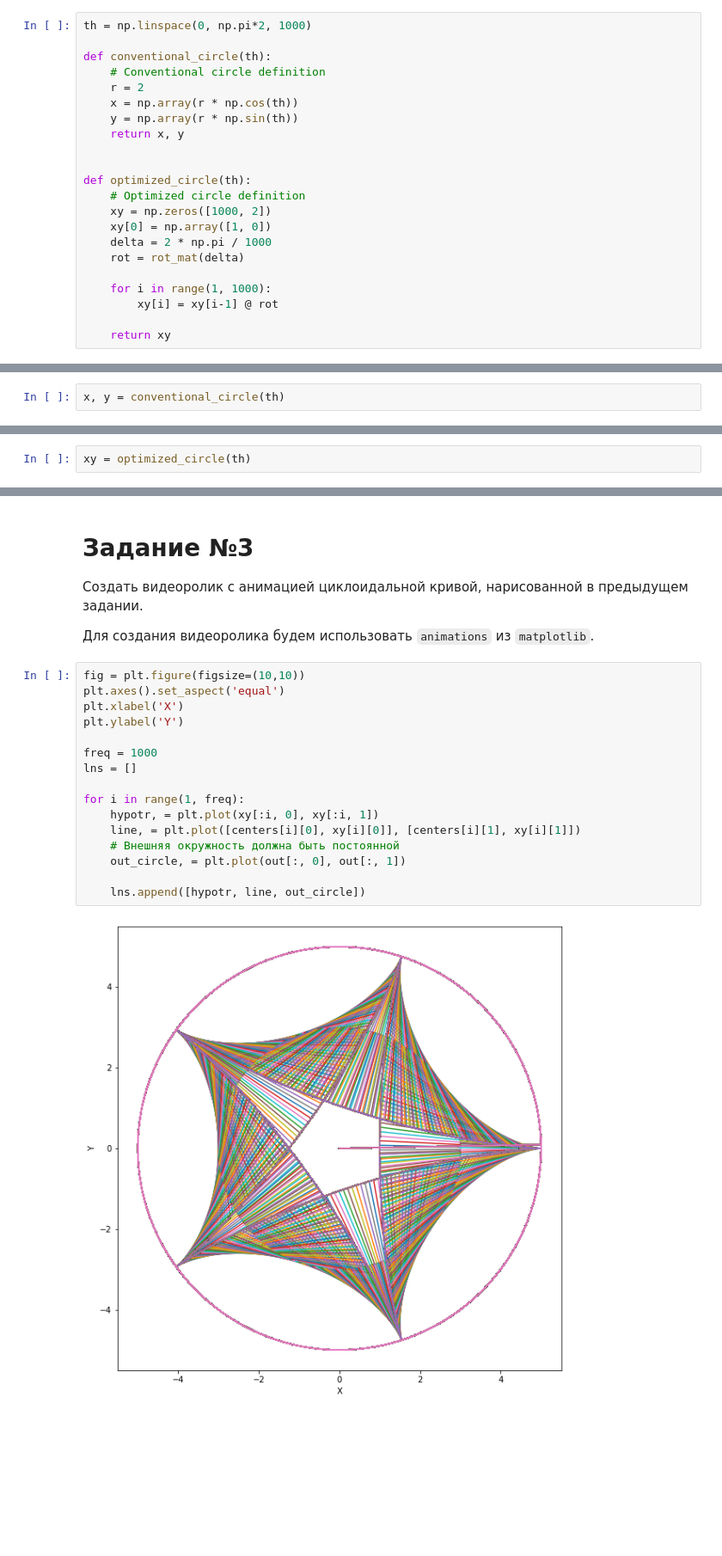
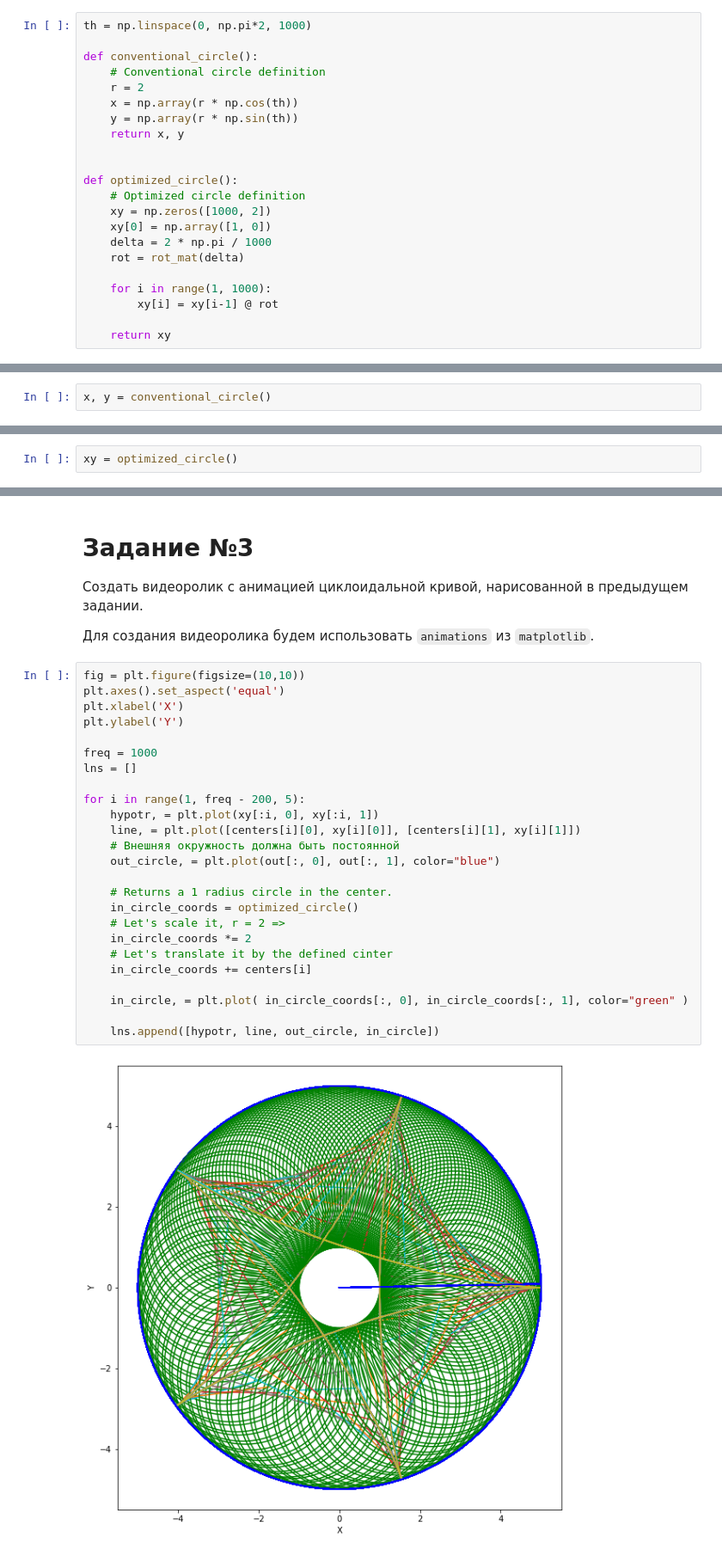
Before and after one commit to mascomen4/computer-geometry, a Jupyter notebook: lab03/main.ipynb, the cells around one changed output, grey strips where cells are left out. Shown at 86% size. Saved outputs shown, nothing was run; the diff lists cells and outputs as text; blank space fills up the shorter version.

```diff
--- a/lab03/main.ipynb
+++ b/lab03/main.ipynb
@@ -23,7 +23,7 @@ def rot_mat(delta):
 # %%
 th = np.linspace(0, np.pi*2, 1000)
 
-def conventional_circle(th):
+def conventional_circle():
     # Conventional circle definition
     r = 2
     x = np.array(r * np.cos(th))
@@ -31,7 +31,7 @@ def conventional_circle(th):
     return x, y
 
 
-def optimized_circle(th):
+def optimized_circle():
     # Optimized circle definition
     xy = np.zeros([1000, 2])
     xy[0] = np.array([1, 0])
@@ -50,4 +50,4 @@ x, y = conventional_circle(th)
 # %%
-x, y = conventional_circle(th)
+x, y = conventional_circle()
 # %%
 %%timeit -t
@@ -57,5 +57,5 @@ xy = optimized_circle(th)
 # %%
-xy = optimized_circle(th)
+xy = optimized_circle()
 # %%
 myplot(x, y)
 # %% [output]
@@ -190,21 +190,30 @@ ax.plot([3, xy[0][0]], [0, xy[0][1]], marker='o', color='black')
 # %%
 fig = plt.figure(figsize=(10,10))
 plt.axes().set_aspect('equal')
 plt.xlabel('X')
 plt.ylabel('Y')
 
 freq = 1000
 lns = []
 
-for i in range(1, freq):
+for i in range(1, freq - 200, 5):
     hypotr, = plt.plot(xy[:i, 0], xy[:i, 1])
     line, = plt.plot([centers[i][0], xy[i][0]], [centers[i][1], xy[i][1]])
     # Внешняя окружность должна быть постоянной
-    out_circle, = plt.plot(out[:, 0], out[:, 1])
+    out_circle, = plt.plot(out[:, 0], out[:, 1], color="blue")
 
-    lns.append([hypotr, line, out_circle])
+    # Returns a 1 radius circle in the center.
+    in_circle_coords = optimized_circle()
+    # Let's scale it, r = 2 =>
+    in_circle_coords *= 2
+    # Let's translate it by the defined cinter
+    in_circle_coords += centers[i]
+
+    in_circle, = plt.plot( in_circle_coords[:, 0], in_circle_coords[:, 1], color="green" )
+
+    lns.append([hypotr, line, out_circle, in_circle])
 # %% [output]
-[figure, old version]
+[figure, new version]
 # %%
 lns
 # %% [output]
```
Also changed, not shown: parts of 4 cells of this notebook, 2 other files.
